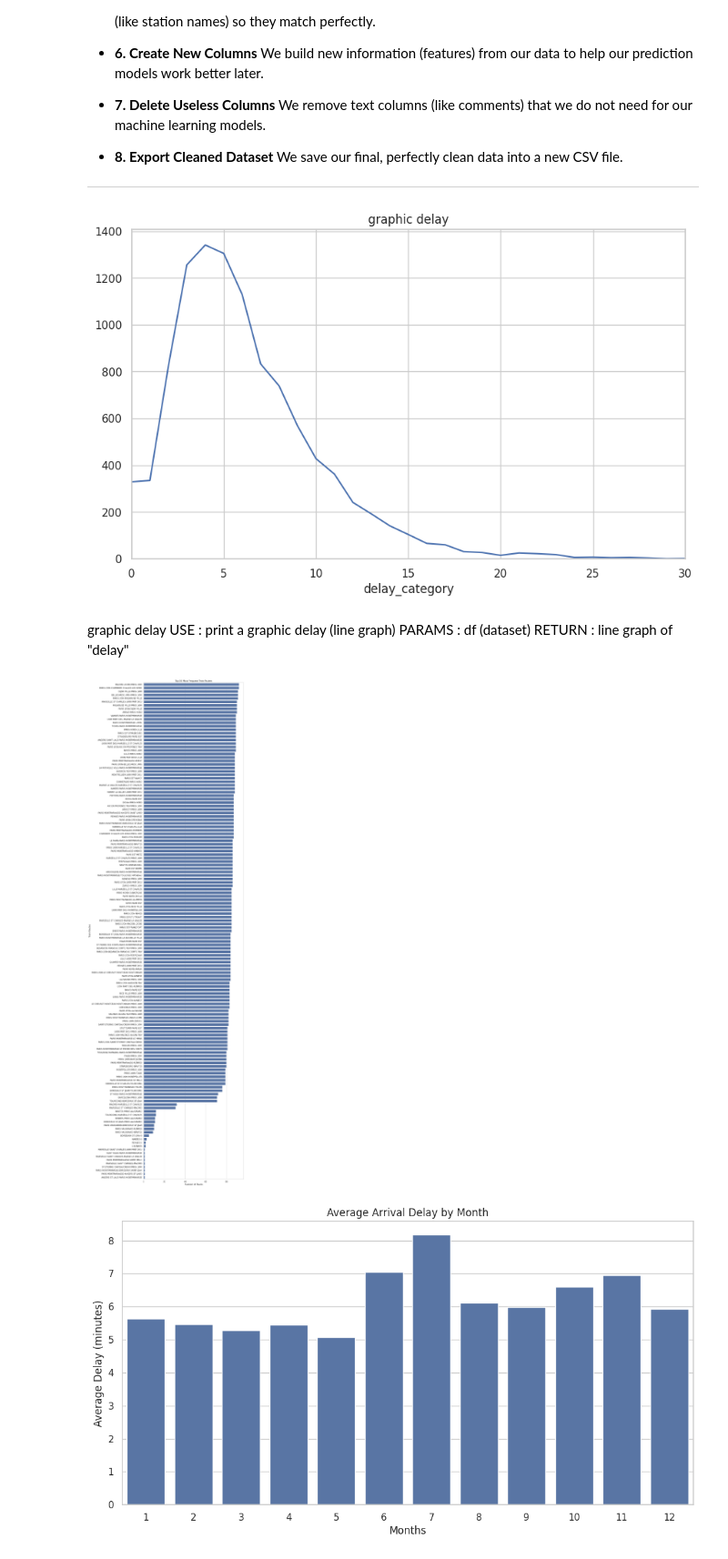
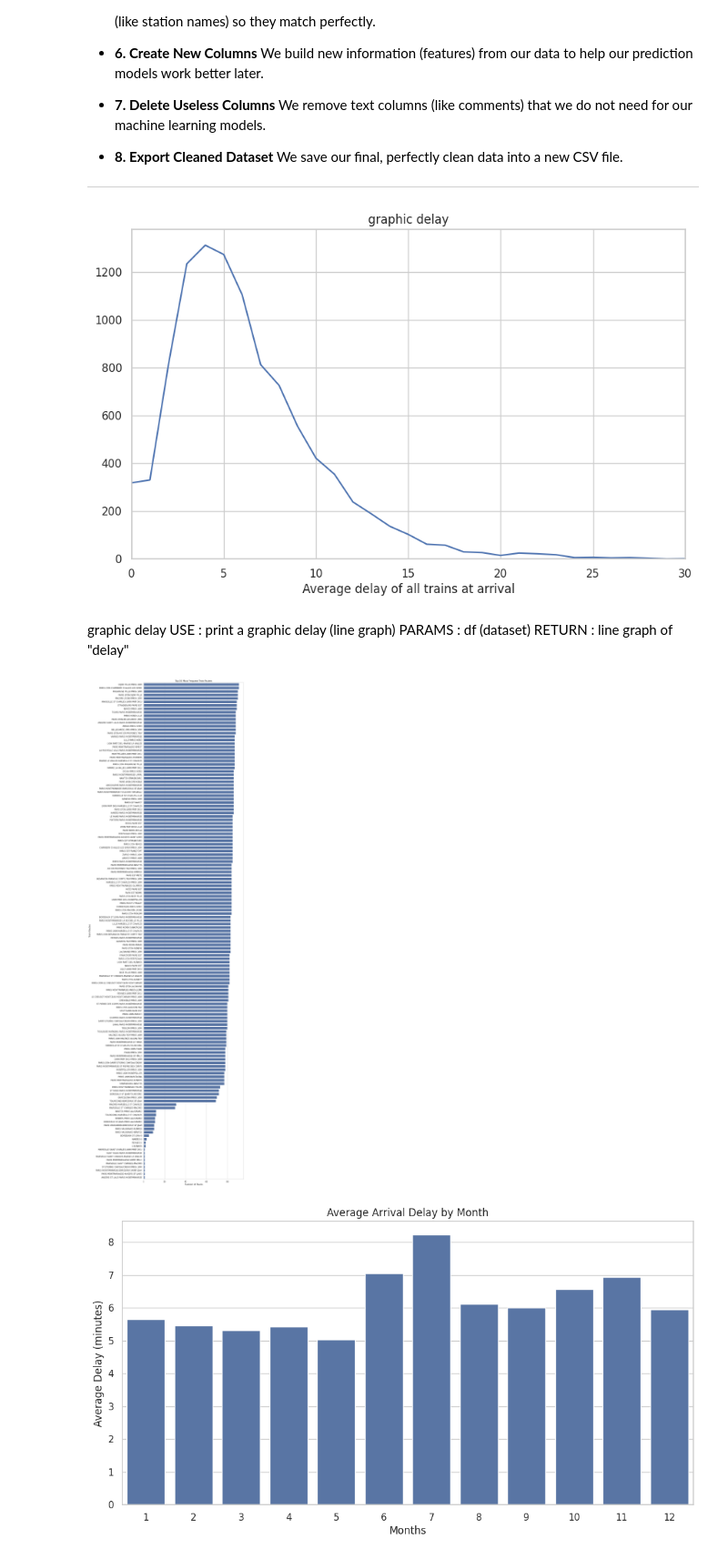
Before and after one commit to comeChaslerie/Tardis, a Jupyter notebook: tardis_eda.ipynb, the cells around one changed output. Shown at 91% size. Saved outputs shown, nothing was run; the diff lists cells and outputs as text; code cells hidden in the pictures.

Commit message:
feat(tardis_eda.ipynb) add new columns and delete all unuse columns in modele

```diff
--- a/tardis_eda.ipynb
+++ b/tardis_eda.ipynb
@@ -485,11 +487,11 @@ mandatory_data = [
     'Date',
     'Departure station',
     'Arrival station',
-    'Average journey time'
+    'Average journey time',
+    'Number of scheduled trains'
 ]
 #put in nb_line_before the number of line of df
 old_df = df
-mandatory_data = ['Date', 'Departure station', 'Arrival station', 'Average journey time']
 df = df.dropna(subset=mandatory_data)
 df = df.drop_duplicates()
 # %% [markdown]
@@ -672,16 +673,29 @@ plt.show()
 **To help our future prediction models, we extract new information from the `Date` column: the month, the year, and the quarter.**
 **We also create a `delay_category` column by rounding the arrival delays to the nearest minute.**
 # %%
+import numpy as np
 # Extract the month number from the Date column
 df['Month'] = df['Date'].dt.month
 # Extract the year number from the Date column
 df['Year'] = df['Date'].dt.year
-# Extract the quarter number (1 to 4) from the Date column
-df['semester'] = df['Date'].dt.quarter
-# Round the arrival delay to create a category column
-df['delay_category'] = df['Average delay of all trains at arrival'].round()
 #create route columns
-df['route'] = df['Departure station'] + '-' + df['Arrival station']
+df['Route'] = df['Departure station'] + '-' + df['Arrival station']
+#create Cancellation_Rate column
+df['Cancellation_Rate'] = df['Number of cancelled trains'] / df['Number of scheduled trains']
+#create size_delay column
+df['Size_delay'] = df['Average delay of late trains at arrival'] / df['Average journey time']
+#create Delay_Evolution column
+df['Delay_Evolution'] = df['Average delay of all trains at arrival'] - df['Average delay of all trains at departure']
+#create Internal_Fault column
+df['Internal_Fault_pct'] = df['Pct delay due to infrastructure'] + df['Pct delay due to traffic management'] + df['Pct delay due to rolling stock'] + df['Pct delay due to station management and equipment reuse']
+#create External_Fault column
+df['External_Fault_pct'] = df['Pct delay due to external causes'] + df['Pct delay due to passenger handling (crowding, disabled persons, connections)']
+#create real_nb_train column
+df['real_nb_train'] = df['Number of scheduled trains'] - df['Number of cancelled trains']
+#create Delay_Probability column
+df['Delay_Probability'] = df['Number of trains delayed at arrival'] / df['real_nb_train']
+df['Delay_Probability'] = df['Delay_Probability'].replace([np.inf], 0)
+df['Delay_Probability'] = df['Delay_Probability'].fillna(0)
 # %% [markdown]
 ***
 ## 🗑️ Step 7: Delete Useless Columns
@@ -695,13 +709,23 @@ columns_to_delete = [
    'Cancellation comments',
    'Departure delay comments',
    'Date',
+   'Number of scheduled trains',
+   'Number of cancelled trains',
    'Pct delay due to external causes',
    'Pct delay due to infrastructure',
    'Pct delay due to traffic management',
    'Pct delay due to rolling stock',
    'Pct delay due to station management and equipment reuse',
    'Pct delay due to passenger handling (crowding, disabled persons, connections)',
+   'Number of trains delayed at departure',
+   'Number of trains delayed at arrival',
+   'Average delay of late trains at departure',
+   'Average delay of late trains at arrival',
+   'Number of trains delayed > 15min',
+   'Average delay of trains > 15min (if competing with flights)',
+   'Number of trains delayed > 30min',
+   'Number of trains delayed > 60min'
 ]
 
 # Drop the selected columns from the dataset
-df = df.drop(columns_to_delete, axis=1)
+df = df.drop(columns=columns_to_delete, errors='ignore')
@@ -926,7 +789,7 @@ list of graphics :
 * **8. Export Cleaned Dataset** We save our final, perfectly clean data into a new CSV file.
 ---
 # %%
-counts = df['delay_category'].value_counts()
+counts = df['Average delay of all trains at arrival'].round().value_counts()
 
 plt.figure(figsize=(10, 6))
 sns.lineplot(x=counts.index, y=counts.values)
@@ -939,22 +802,22 @@ plt.title("graphic delay")
 #show graphic
 plt.show()
 # %% [output]
-[figure, old version]
+[figure, new version]
 # %% [markdown]
 graphic delay
 USE : print a graphic delay (line graph)
 PARAMS : df (dataset)
 RETURN : line graph of "delay"
 # %%
-sort_route = df['route'].value_counts().index
+sort_route = df['Route'].value_counts().index
 plt.figure(figsize=(10, 50))
-sns.countplot(data=df, y='route', order=sort_route)
+sns.countplot(data=df, y='Route', order=sort_route)
 plt.title("Top 10 Most Frequent Train Routes")
 plt.xlabel("Number of Trains")
 plt.ylabel("Train Routes")
 plt.show()
 # %% [output]
-[figure, old version]
+[figure, new version]
 # %%
 monthly_delay = df.groupby('Month')['Average delay of all trains at arrival'].mean()
 plt.figure(figsize=(12, 6))
```
Also changed, not shown: parts of 9 cells of this notebook.
